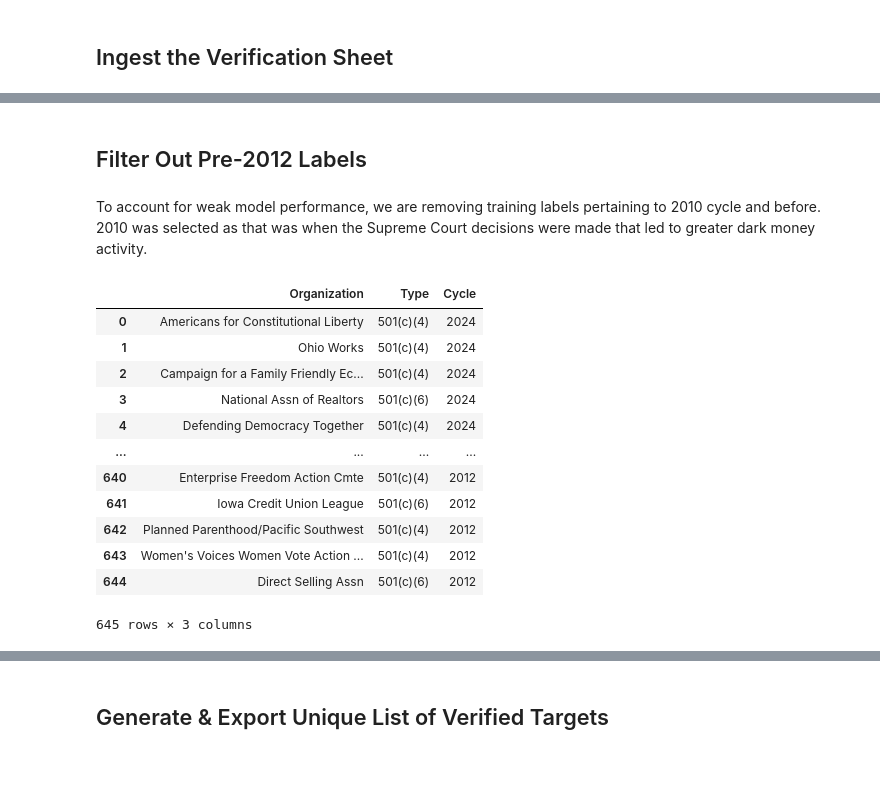
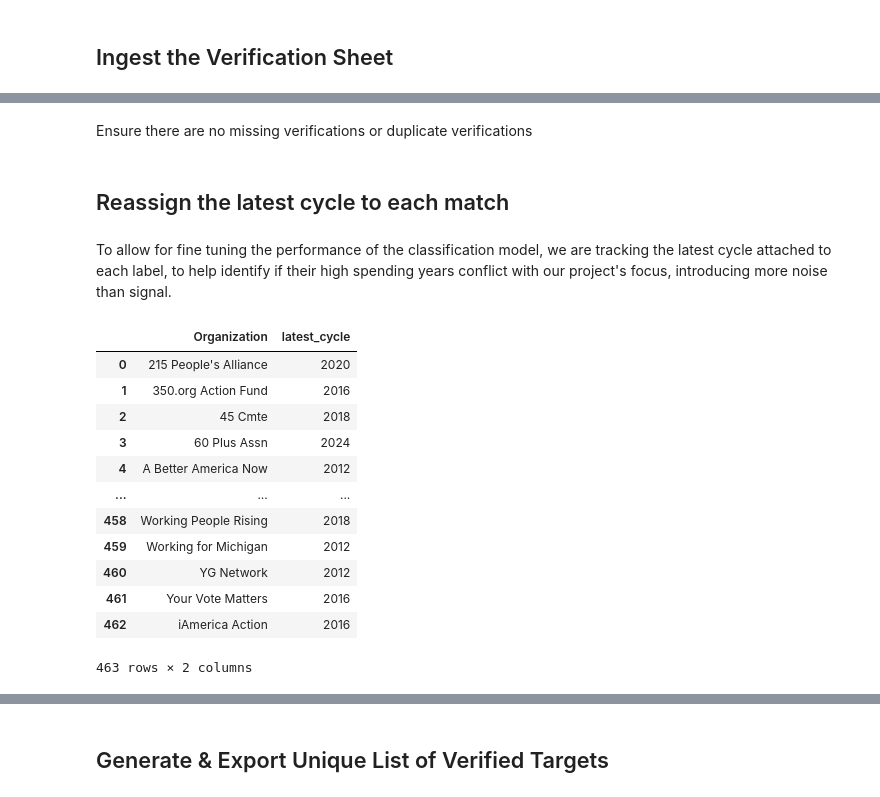
Before and after one commit to team-glass-house/influence-network, a Jupyter notebook: notebooks/dark_money_targets.ipynb, the cells around one changed output, grey strips where cells are left out. Cells and saved outputs as stored; diff of their text form; code cells hidden in the pictures; blank space fills up the shorter version.

```diff
--- a/notebooks/dark_money_targets.ipynb
+++ b/notebooks/dark_money_targets.ipynb
@@ -136,0 +151,2 @@ There are now 1937 records.
+# %% [markdown]
+Ensure there are no missing verifications or duplicate verifications
@@ -137,4 +157,4 @@ There are now 1937 records.
 # %% [markdown]
-## Filter Out Pre-2012 Labels
+## Reassign the latest cycle to each match
 # %% [markdown]
-To account for weak model performance, we are removing training labels pertaining to 2010 cycle and before. 2010 was selected as that was when the Supreme Court decisions were made that led to greater dark money activity.
+To allow for fine tuning the performance of the classification model, we are tracking the latest cycle attached to each label, to help identify if their high spending years conflict with our project's focus, introducing more noise than signal.
@@ -143,18 +161,18 @@ CUTOFF = 2010
 # %%
-post_2010_orgs = pd.read_csv("../data/open_secret_top_spenders.csv").loc[:, ['Organization', 'Type', 'Cycle']]
-post_2010_orgs = post_2010_orgs[post_2010_orgs.Cycle.gt(CUTOFF)]
-post_2010_orgs
+latest_cycle_by_org = pd.read_csv("../data/open_secret_top_spenders.csv").loc[:, ['Organization', 'Cycle']]
+latest_cycle_by_org = latest_cycle_by_org.groupby('Organization', as_index=False).agg(latest_cycle=('Cycle', 'max'))
+latest_cycle_by_org
 # %% [output]
-|  | Organization | Type | Cycle |
-| 0 | Americans for Constitutional Liberty | 501(c)(4) | 2024 |
-| 1 | Ohio Works | 501(c)(4) | 2024 |
-| 2 | Campaign for a Family Friendly Ec... | 501(c)(4) | 2024 |
-| 3 | National Assn of Realtors | 501(c)(6) | 2024 |
-| 4 | Defending Democracy Together | 501(c)(4) | 2024 |
-| ... | ... | ... | ... |
-| 640 | Enterprise Freedom Action Cmte | 501(c)(4) | 2012 |
-| 641 | Iowa Credit Union League | 501(c)(6) | 2012 |
-| 642 | Planned Parenthood/Pacific Southwest | 501(c)(4) | 2012 |
-| 643 | Women's Voices Women Vote Action ... | 501(c)(4) | 2012 |
-| 644 | Direct Selling Assn | 501(c)(6) | 2012 |
+|  | Organization | latest_cycle |
+| 0 | 215 People's Alliance | 2020 |
+| 1 | 350.org Action Fund | 2016 |
+| 2 | 45 Cmte | 2018 |
+| 3 | 60 Plus Assn | 2024 |
+| 4 | A Better America Now | 2012 |
+| ... | ... | ... |
+| 458 | Working People Rising | 2018 |
+| 459 | Working for Michigan | 2012 |
+| 460 | YG Network | 2012 |
+| 461 | Your Vote Matters | 2016 |
+| 462 | iAmerica Action | 2016 |
-645 rows × 3 columns
+463 rows × 2 columns
```
Also changed, not shown: parts of 10 cells of this notebook.
